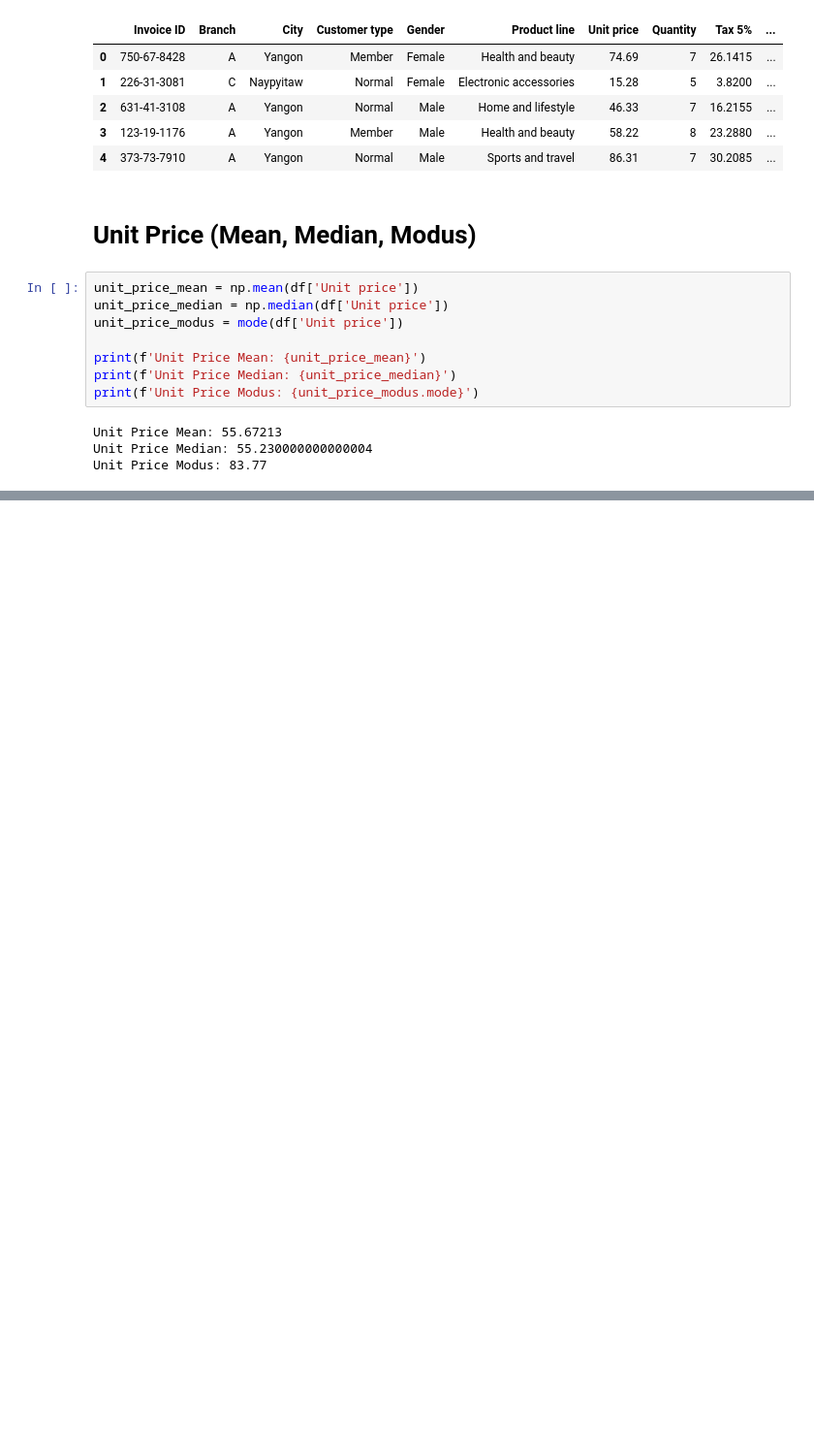
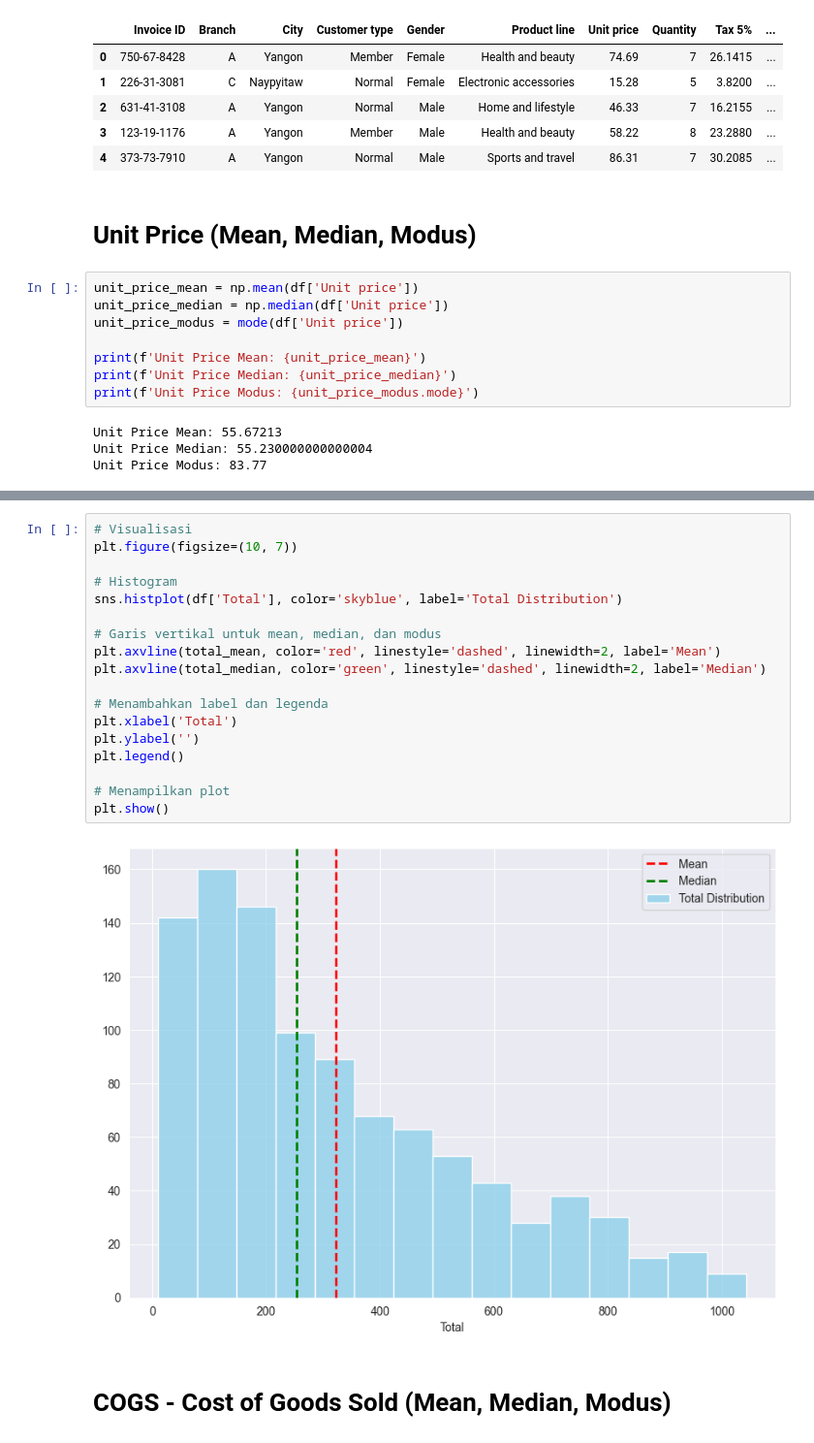
Before and after one commit to ardhiharry/uas-visualisasi-data, a Jupyter notebook: reduksi-dimensi.ipynb, the cells around one changed output, grey strips where cells are left out. Shown at 97% size. Cells and saved outputs as stored; diff of their text form; blank space fills up the shorter version.

```diff
--- a/reduksi-dimensi.ipynb
+++ b/reduksi-dimensi.ipynb
@@ -117,0 +235,22 @@ plt.show()
+# %%
+# Visualisasi
+plt.figure(figsize=(10, 7))
+
+# Histogram
+sns.histplot(df['Total'], color='skyblue', label='Total Distribution')
+
+# Garis vertikal untuk mean, median, dan modus
+plt.axvline(total_mean, color='red', linestyle='dashed', linewidth=2, label='Mean')
+plt.axvline(total_median, color='green', linestyle='dashed', linewidth=2, label='Median')
+
+# Menambahkan label dan legenda
+plt.xlabel('Total')
+plt.ylabel('')
+plt.legend()
+
+# Menampilkan plot
+plt.show()
+# %% [output]
+[figure, added]
+# %% [markdown]
+# COGS - Cost of Goods Sold (Mean, Median, Modus)
```
Also changed, not shown: parts of 22 cells of this notebook.
